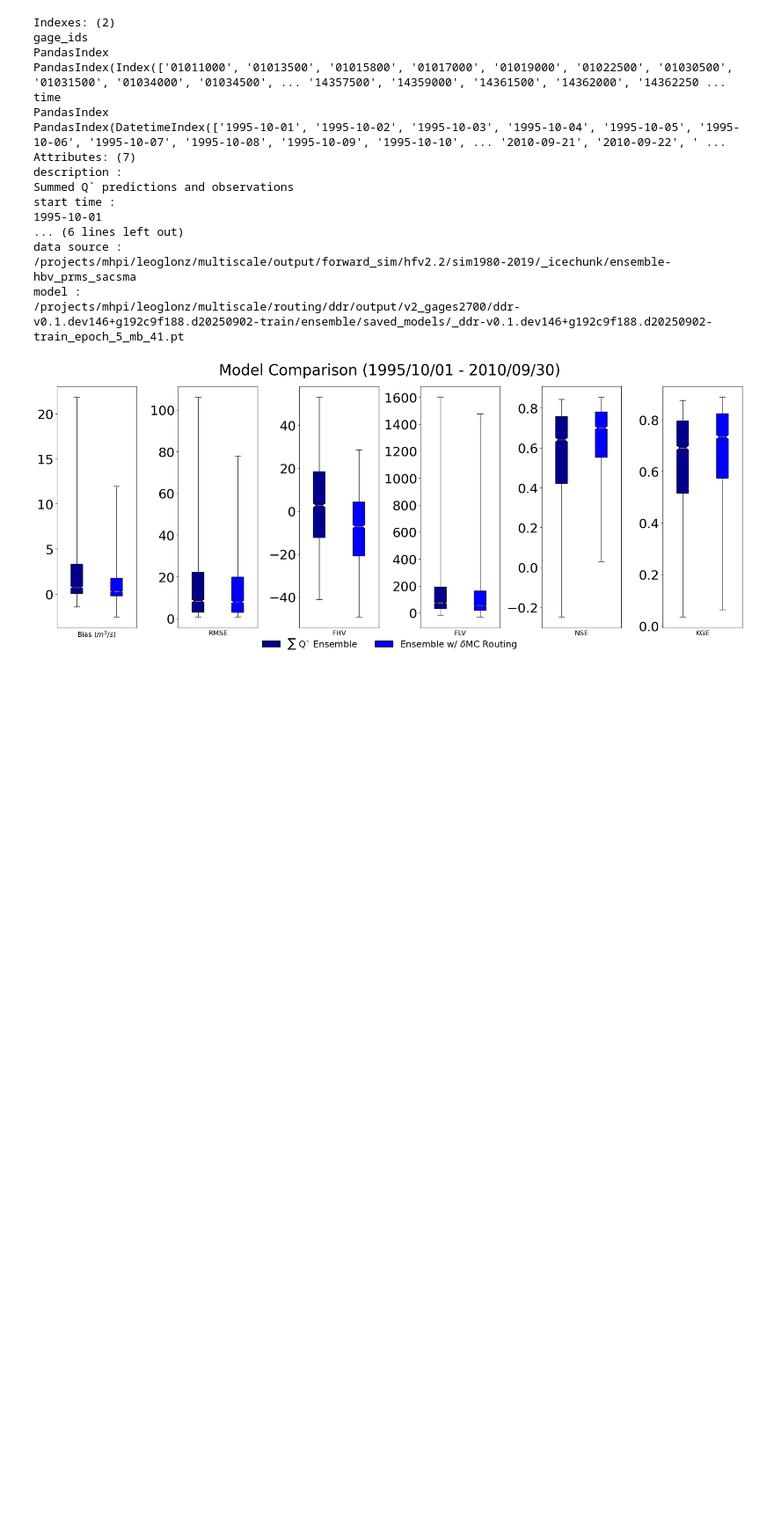
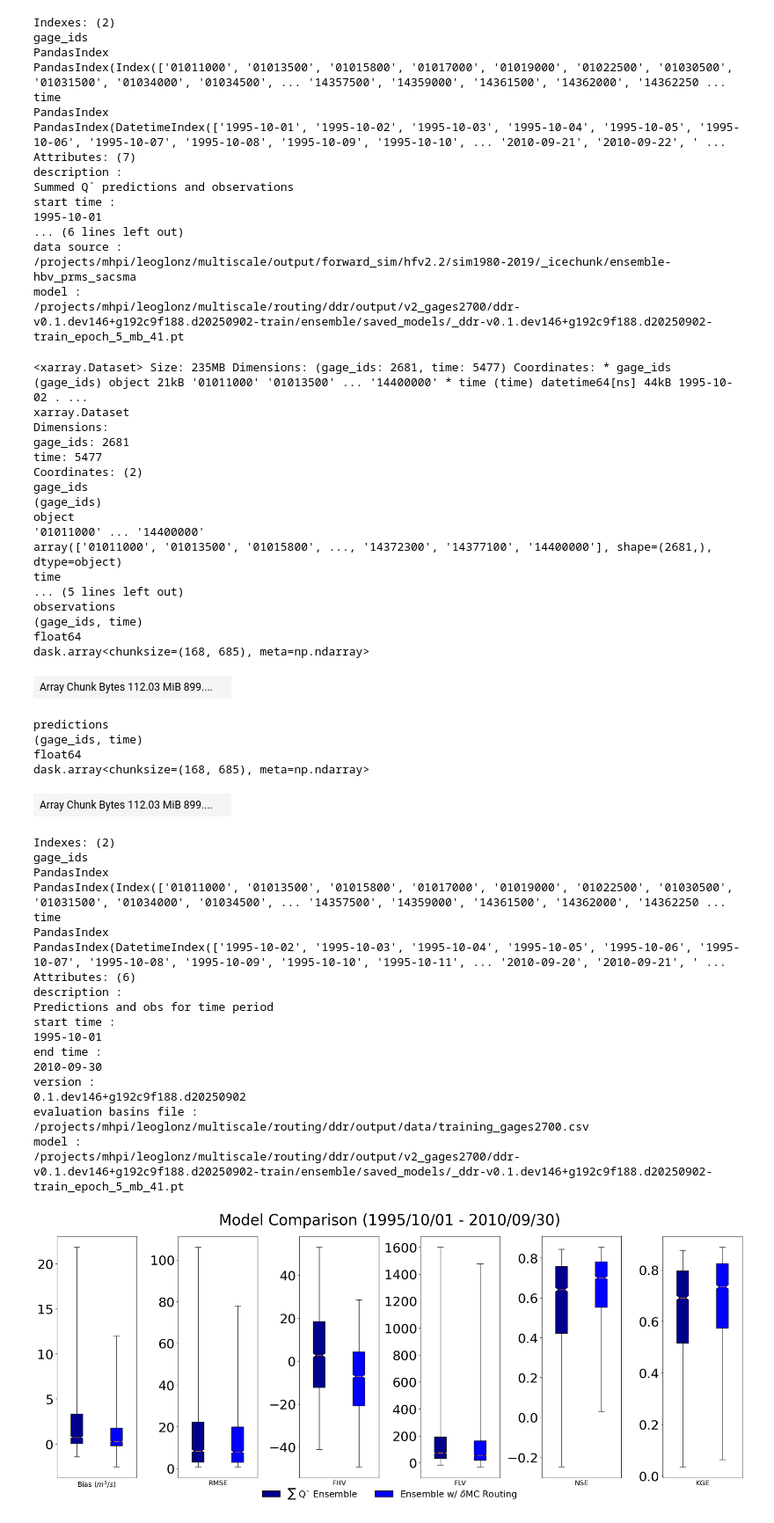
Before and after one commit to leoglonz/ddr, a Jupyter notebook: examples/eval/evaluate.ipynb, the cells around one changed output. Shown at 88% size. Saved outputs shown, nothing was run; the diff lists cells and outputs as text; code cells hidden in the pictures; blank space fills up the shorter version.

```diff
--- a/examples/eval/evaluate.ipynb
+++ b/examples/eval/evaluate.ipynb
@@ -87,6 +87,52 @@ data source :
 /projects/mhpi/leoglonz/multiscale/output/forward_sim/hfv2.2/sim1980-2019/_icechunk/ensemble-hbv_prms_sacsma
 model :
 /projects/mhpi/leoglonz/multiscale/routing/ddr/output/v2_gages2700/ddr-v0.1.dev146+g192c9f188.d20250902-train/ensemble/saved_models/_ddr-v0.1.dev146+g192c9f188.d20250902-train_epoch_5_mb_41.pt
+# %%
+ds_pred
+# %% [output]
+<xarray.Dataset> Size: 235MB Dimensions: (gage_ids: 2681, time: 5477) Coordinates: * gage_ids (gage_ids) object 21kB '01011000' '01013500' ... '14400000' * time (time) datetime64[ns] 44kB 1995-10-02 . ...
+xarray.Dataset
+Dimensions:
+gage_ids: 2681
+time: 5477
+Coordinates: (2)
+gage_ids
+(gage_ids)
+object
+'01011000' ... '14400000'
+array(['01011000', '01013500', '01015800', ..., '14372300', '14377100', '14400000'], shape=(2681,), dtype=object)
+time
+... (5 lines left out)
+observations
+(gage_ids, time)
+float64
+dask.array<chunksize=(168, 685), meta=np.ndarray>
+| Array Chunk Bytes 112.03 MiB 899.... |  |
+predictions
+(gage_ids, time)
+float64
+dask.array<chunksize=(168, 685), meta=np.ndarray>
+| Array Chunk Bytes 112.03 MiB 899.... |  |
+Indexes: (2)
+gage_ids
+PandasIndex
+PandasIndex(Index(['01011000', '01013500', '01015800', '01017000', '01019000', '01022500', '01030500', '01031500', '01034000', '01034500', ... '14357500', '14359000', '14361500', '14362000', '14362250 ...
+time
+PandasIndex
+PandasIndex(DatetimeIndex(['1995-10-02', '1995-10-03', '1995-10-04', '1995-10-05', '1995-10-06', '1995-10-07', '1995-10-08', '1995-10-09', '1995-10-10', '1995-10-11', ... '2010-09-20', '2010-09-21', ' ...
+Attributes: (6)
+description :
+Predictions and obs for time period
+start time :
+1995-10-01
+end time :
+2010-09-30
+version :
+0.1.dev146+g192c9f188.d20250902
+evaluation basins file :
+/projects/mhpi/leoglonz/multiscale/routing/ddr/output/data/training_gages2700.csv
+model :
+/projects/mhpi/leoglonz/multiscale/routing/ddr/output/v2_gages2700/ddr-v0.1.dev146+g192c9f188.d20250902-train/ensemble/saved_models/_ddr-v0.1.dev146+g192c9f188.d20250902-train_epoch_5_mb_41.pt
 # %%
 # Get Metrics
 results = []
```
Also changed, not shown: 4 other files.
